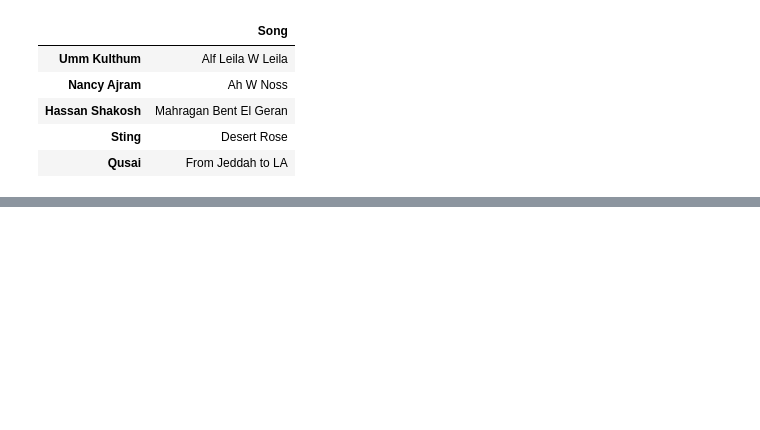
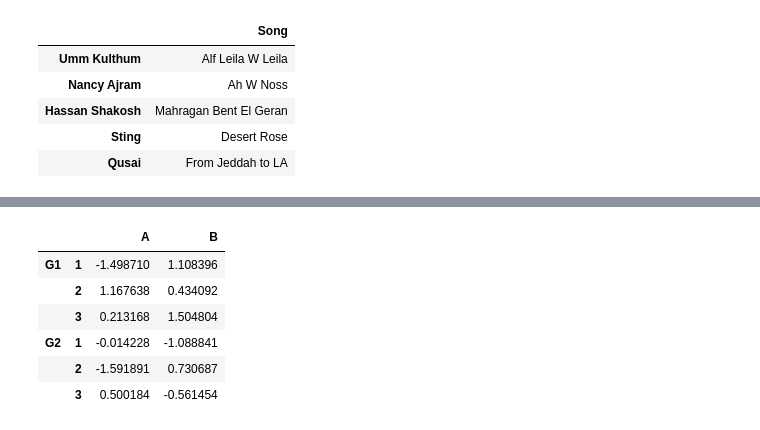
Before and after one commit to kamelCased/learningDataScience, a Jupyter notebook: Pandas.ipynb, the cells around one changed output, grey strips where cells are left out. Saved outputs shown, nothing was run; the diff lists cells and outputs as text; code cells hidden in the pictures; blank space fills up the shorter version.

```diff
--- a/Pandas.ipynb
+++ b/Pandas.ipynb
@@ -451,0 +478,12 @@ df
+# %%
+# Create a dataframe with multi-index levels
+df = pd.DataFrame(np.random.randn(6,2), hierarchicalIndex, ['A','B'])
+df # Shows the outside index level and inside index level
+# %% [output]
+|  |  | A | B |
+| G1 | 1 | -1.498710 | 1.108396 |
+|  | 2 | 1.167638 | 0.434092 |
+|  | 3 | 0.213168 | 1.504804 |
+| G2 | 1 | -0.014228 | -1.088841 |
+|  | 2 | -1.591891 | 0.730687 |
+|  | 3 | 0.500184 | -0.561454 |
```
Also changed, not shown: parts of 39 cells of this notebook.
